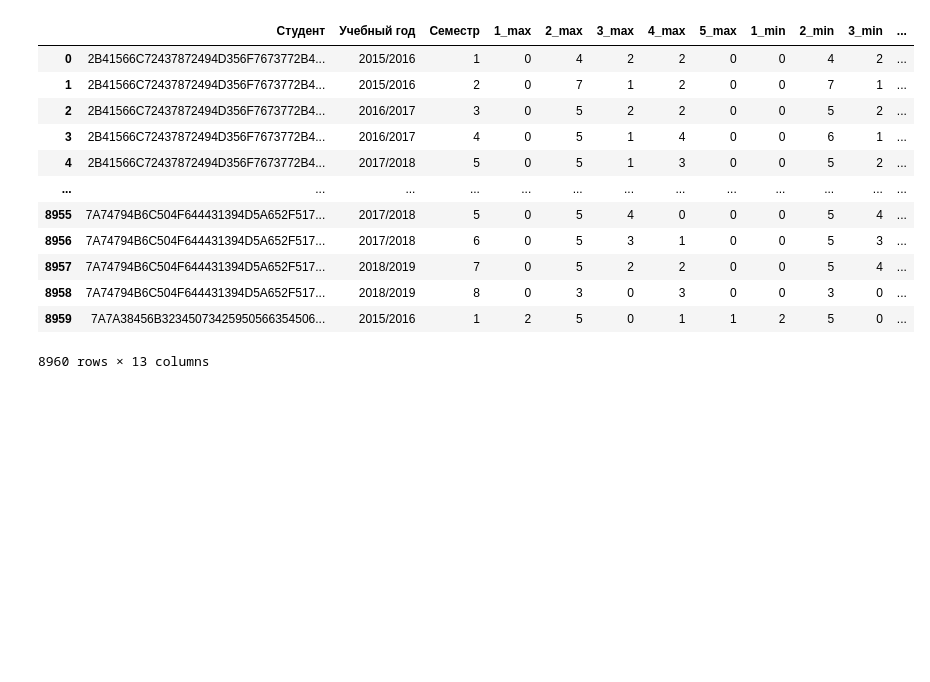
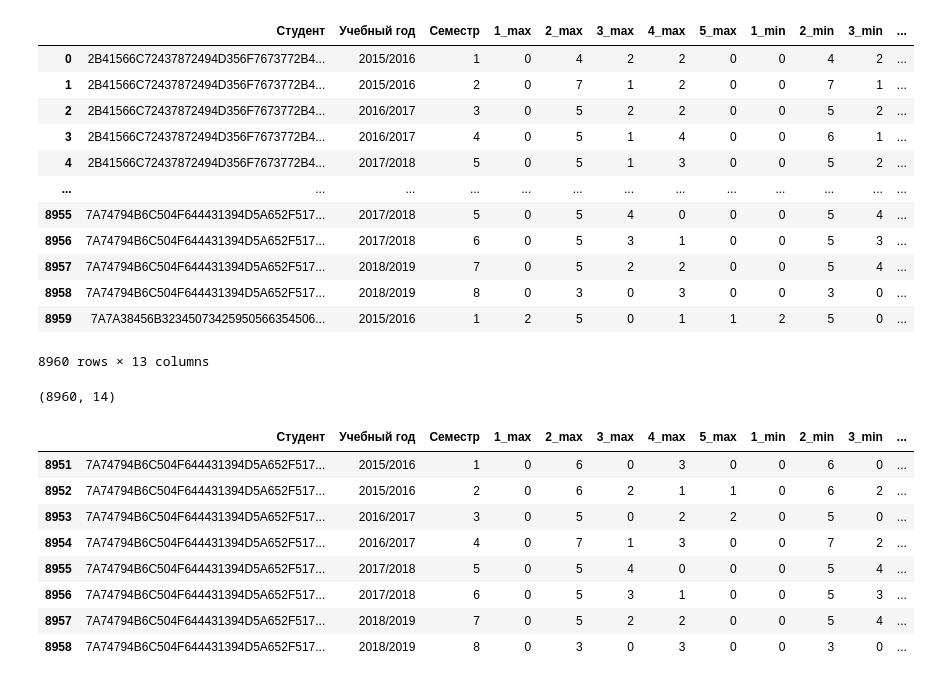
Before and after one commit to fluke8/predicting-academic-performance-python, a Jupyter notebook: _obrabotka2.0.ipynb, the cells around one changed output. Drawn from its saved outputs; the diff is of its cells as text; code cells hidden in the pictures; blank space fills up the shorter version.

```diff
--- a/_obrabotka2.0.ipynb
+++ b/_obrabotka2.0.ipynb
@@ -132,4 +132,8 @@ df
 8960 rows × 13 columns
 # %%
 df['количество'] = df.groupby(['Студент', 'Учебный год'])['Семестр'].transform('count')
+# %%
+df.shape
+# %% [output]
+(8960, 14)
 # %%
@@ -138,0 +143,12 @@ df = df[df['количество'] > 2]
+# %%
+df
+# %% [output]
+|  | Студент | Учебный год | Семестр | 1_max | 2_max | 3_max | 4_max | 5_max | 1_min | 2_min | 3_min | ... |
+| 8951 | 7A74794B6C504F644431394D5A652F517... | 2015/2016 | 1 | 0 | 6 | 0 | 3 | 0 | 0 | 6 | 0 | ... |
+| 8952 | 7A74794B6C504F644431394D5A652F517... | 2015/2016 | 2 | 0 | 6 | 2 | 1 | 1 | 0 | 6 | 2 | ... |
+| 8953 | 7A74794B6C504F644431394D5A652F517... | 2016/2017 | 3 | 0 | 5 | 0 | 2 | 2 | 0 | 5 | 0 | ... |
+| 8954 | 7A74794B6C504F644431394D5A652F517... | 2016/2017 | 4 | 0 | 7 | 1 | 3 | 0 | 0 | 7 | 2 | ... |
+| 8955 | 7A74794B6C504F644431394D5A652F517... | 2017/2018 | 5 | 0 | 5 | 4 | 0 | 0 | 0 | 5 | 4 | ... |
+| 8956 | 7A74794B6C504F644431394D5A652F517... | 2017/2018 | 6 | 0 | 5 | 3 | 1 | 0 | 0 | 5 | 3 | ... |
+| 8957 | 7A74794B6C504F644431394D5A652F517... | 2018/2019 | 7 | 0 | 5 | 2 | 2 | 0 | 0 | 5 | 4 | ... |
+| 8958 | 7A74794B6C504F644431394D5A652F517... | 2018/2019 | 8 | 0 | 3 | 0 | 3 | 0 | 0 | 3 | 0 | ... |
```
Also changed, not shown: parts of 6 cells of this notebook, 3 other files.
